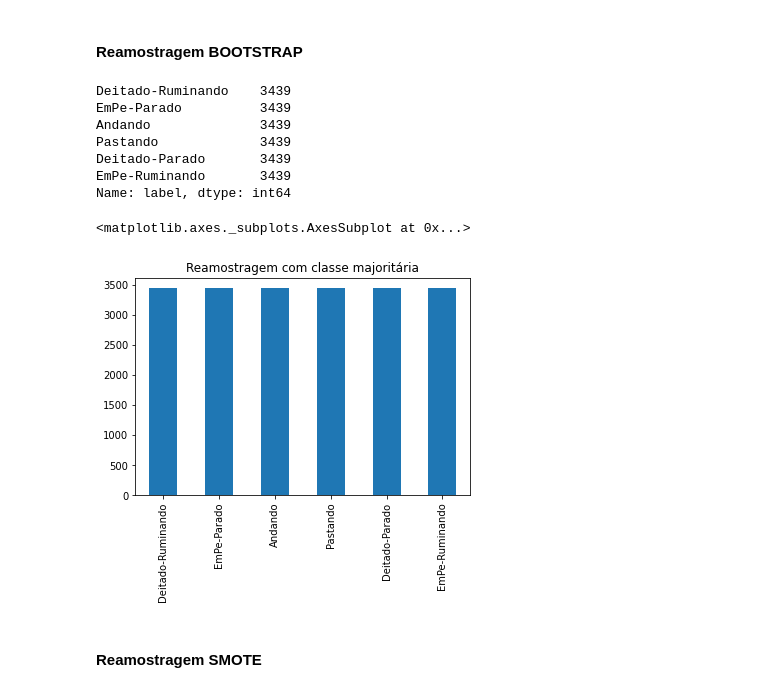
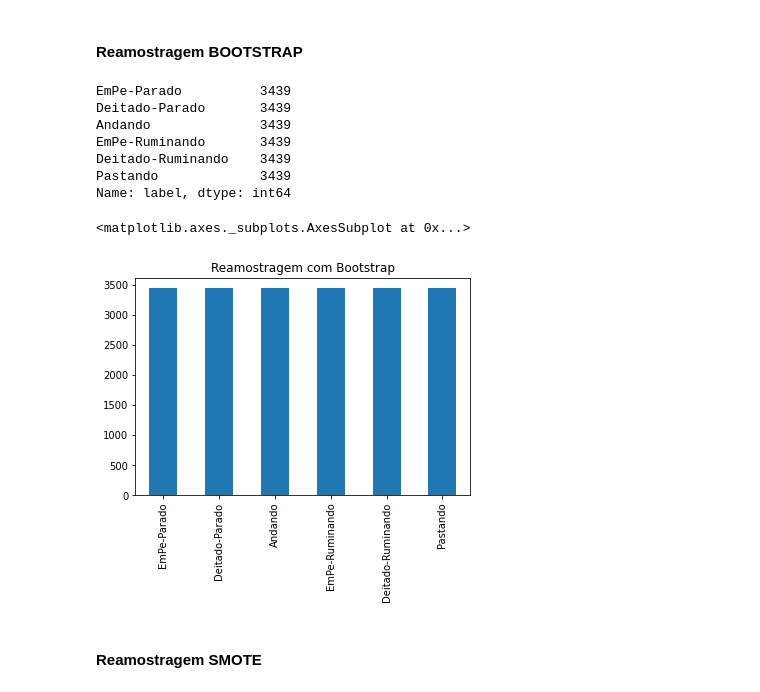
Before and after one commit to andssuu/moncattle, a Jupyter notebook: supervised/notebooks/top5_classifiers_6.ipynb, the cells around one changed output. Drawn from its saved outputs; the diff is of its cells as text; code cells hidden in the pictures.

```diff
--- a/supervised/notebooks/top5_classifiers_6.ipynb
+++ b/supervised/notebooks/top5_classifiers_6.ipynb
@@ -77,8 +77,7 @@ df_data
 # %% [markdown]
 ## Bases de treino e teste
 # %%
-data=df_data
-data_train, data_test=train_test_split(data, test_size=0.4, random_state=seed, shuffle=True, stratify=data.iloc[:, -1])
+data_train, data_test=train_test_split(df_data, test_size=0.4, random_state=seed, shuffle=True, stratify=df_data.iloc[:, -1])
 # %%
 data_train
 # %% [output]
@@ -152,7 +151,8 @@ Name: label, dtype: int64
 # %% [markdown]
 #### Normalização da base original
 # %%
+input_data_train, input_data_test = data_train.copy(), data_test.copy()
 _mean = data_train.iloc[:,:-1].mean()
 _std = data_train.iloc[:, :-1].std()
-data_train.iloc[:, :-1] = (data_train.iloc[:, :-1]-_mean)/_std
-data_test.iloc[:, :-1] = (data_test.iloc[:, :-1]-_mean)/_std
+input_data_train.iloc[:, :-1] = (input_data_train.iloc[:, :-1]-_mean)/_std
+input_data_test.iloc[:, :-1] = (input_data_test.iloc[:, :-1]-_mean)/_std
@@ -201,43 +195,40 @@ data_test
 _data=data_train
 count_class_0, count_class_1, count_class_2, count_class_3, count_class_4, count_class_5 = _data['label'].value_counts()
 # print(count_class_0, count_class_1, count_class_2, count_class_3)
 
 df_class_0=_data[_data['label']=='Pastando']
 df_class_1=_data[_data['label']=='Deitado-Ruminando']
 df_class_2=_data[_data['label']=='Deitado-Parado']
 df_class_3=_data[_data['label']=='EmPe-Parado']
 df_class_4=_data[_data['label']=='Andando']
 df_class_5=_data[_data['label']=='EmPe-Ruminando']
 
 df_class_1_under=df_class_1.sample(count_class_0, replace=True, random_state=seed)
 df_class_2_under=df_class_2.sample(count_class_0, replace=True, random_state=seed)
 df_class_3_under=df_class_3.sample(count_class_0, replace=True, random_state=seed)
 df_class_4_under=df_class_4.sample(count_class_0, replace=True, random_state=seed)
 df_class_5_under=df_class_5.sample(count_class_0, replace=True, random_state=seed)
 
 data_balanced_bootstrap=pd.concat([df_class_0, df_class_1_under, df_class_2_under, df_class_3_under, df_class_4_under, df_class_5_under], axis=0).reset_index(drop=True)
-#data_balanced_bootstrap=data_balanced_bootstrap.iloc[np.random.RandomState(seed=seed).permutation(len(data_balanced_bootstrap))].reset_index(drop=True)
 _mean = data_balanced_bootstrap.iloc[:, :-1].mean()
 _std = data_balanced_bootstrap.iloc[:, :-1].std()
 data_balanced_bootstrap.iloc[:, :-1] = (data_balanced_bootstrap.iloc[:, :-1] - _mean) / _std
+
 data_test_bootstrap = data_test.copy()
 data_test_bootstrap.iloc[:, :-1] = (data_test_bootstrap.iloc[:, :-1] - _mean) / _std
 
-_shuffle_bootstrap=np.random.RandomState(seed=seed).permutation(len(data_balanced_bootstrap))
-labels_train_balanced_bootstrap=np.array(list(map(lambda x: labels_map[x], data_balanced_bootstrap.iloc[:, -1].values[_shuffle_bootstrap])))
-
 print(data_balanced_bootstrap.label.value_counts())
-data_balanced_bootstrap.label.value_counts().plot(kind='bar', title='Reamostragem com classe majoritária')
+data_balanced_bootstrap.label.value_counts().plot(kind='bar', title='Reamostragem com Bootstrap')
 # %% [output]
+EmPe-Parado          3439
+Deitado-Parado       3439
+Andando              3439
+EmPe-Ruminando       3439
 Deitado-Ruminando    3439
-EmPe-Parado          3439
-Andando              3439
 Pastando             3439
-Deitado-Parado       3439
-EmPe-Ruminando       3439
 Name: label, dtype: int64
 <matplotlib.axes._subplots.AxesSubplot at 0x...>
-[figure, old version]
+[figure, new version]
 # %% [markdown]
 #### Reamostragem SMOTE
 # %%
```
Also changed, not shown: parts of 40 cells of this notebook.
